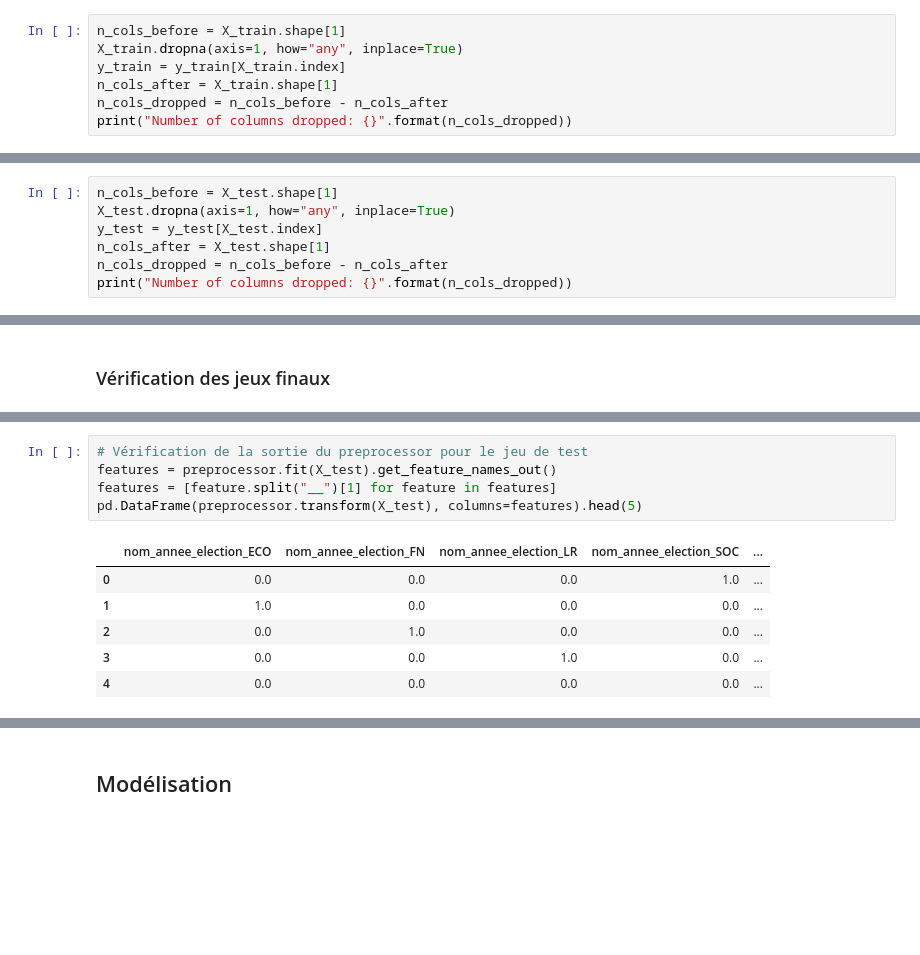
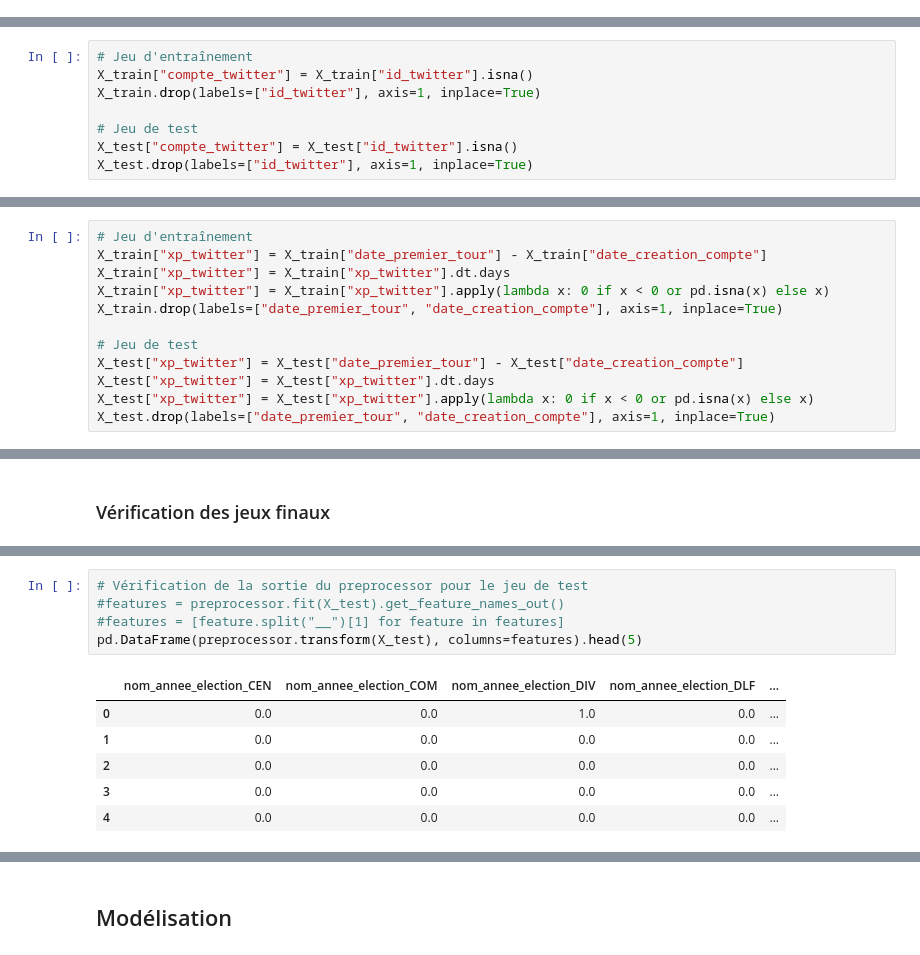
Before and after one commit to Antoine101/ElecTweets, a Jupyter notebook: model_exploration.ipynb, the cells around one changed output, grey strips where cells are left out. Cells and saved outputs as stored; diff of their text form; blank space fills up the shorter version.

```diff
--- a/model_exploration.ipynb
+++ b/model_exploration.ipynb
@@ -249,7 +213,0 @@ X_test.drop(labels=cols_to_drop, axis=1, inplace=True)
-# %%
-n_cols_before = X_train.shape[1]
-X_train.dropna(axis=1, how="any", inplace=True)
-y_train = y_train[X_train.index]
-n_cols_after = X_train.shape[1]
-n_cols_dropped = n_cols_before - n_cols_after
-print("Number of columns dropped: {}".format(n_cols_dropped))
@@ -258,7 +213,0 @@ Number of columns dropped: 0
-# %%
-n_cols_before = X_test.shape[1]
-X_test.dropna(axis=1, how="any", inplace=True)
-y_test = y_test[X_test.index]
-n_cols_after = X_test.shape[1]
-n_cols_dropped = n_cols_before - n_cols_after
-print("Number of columns dropped: {}".format(n_cols_dropped))
@@ -278,0 +230,8 @@ X_test.drop(labels=["date_naissance"], axis=1, inplace=True)
+# %%
+# Jeu d'entraînement
+X_train["compte_twitter"] = X_train["id_twitter"].isna()
+X_train.drop(labels=["id_twitter"], axis=1, inplace=True)
+
+# Jeu de test
+X_test["compte_twitter"] = X_test["id_twitter"].isna()
+X_test.drop(labels=["id_twitter"], axis=1, inplace=True)
@@ -279,3 +240,15 @@ X_test.drop(labels=["date_naissance"], axis=1, inplace=True)
+# %%
+# Jeu d'entraînement
+X_train["xp_twitter"] = X_train["date_premier_tour"] - X_train["date_creation_compte"]
+X_train["xp_twitter"] = X_train["xp_twitter"].dt.days
+X_train["xp_twitter"] = X_train["xp_twitter"].apply(lambda x: 0 if x < 0 or pd.isna(x) else x)
+X_train.drop(labels=["date_premier_tour", "date_creation_compte"], axis=1, inplace=True)
+
+# Jeu de test
+X_test["xp_twitter"] = X_test["date_premier_tour"] - X_test["date_creation_compte"]
+X_test["xp_twitter"] = X_test["xp_twitter"].dt.days
+X_test["xp_twitter"] = X_test["xp_twitter"].apply(lambda x: 0 if x < 0 or pd.isna(x) else x)
+X_test.drop(labels=["date_premier_tour", "date_creation_compte"], axis=1, inplace=True)
 # %% [markdown]
 ### Conversion des types des colonnes
 # %%
@@ -339,14 +312,14 @@ memory usage: 9.4+ KB
 # %%
 # Vérification de la sortie du preprocessor pour le jeu de test
-features = preprocessor.fit(X_test).get_feature_names_out()
-features = [feature.split("__")[1] for feature in features]
+#features = preprocessor.fit(X_test).get_feature_names_out()
+#features = [feature.split("__")[1] for feature in features]
 pd.DataFrame(preprocessor.transform(X_test), columns=features).head(5)
 # %% [output]
-|  | nom_annee_election_ECO | nom_annee_election_FN | nom_annee_election_LR | nom_annee_election_SOC | ... |
-| 0 | 0.0 | 0.0 | 0.0 | 1.0 | ... |
-| 1 | 1.0 | 0.0 | 0.0 | 0.0 | ... |
-| 2 | 0.0 | 1.0 | 0.0 | 0.0 | ... |
-| 3 | 0.0 | 0.0 | 1.0 | 0.0 | ... |
+|  | nom_annee_election_CEN | nom_annee_election_COM | nom_annee_election_DIV | nom_annee_election_DLF | ... |
+| 0 | 0.0 | 0.0 | 1.0 | 0.0 | ... |
+| 1 | 0.0 | 0.0 | 0.0 | 0.0 | ... |
+| 2 | 0.0 | 0.0 | 0.0 | 0.0 | ... |
+| 3 | 0.0 | 0.0 | 0.0 | 0.0 | ... |
 | 4 | 0.0 | 0.0 | 0.0 | 0.0 | ... |
 # %%
 pd.DataFrame(preprocessor.transform(X_test), columns=features).info()
```
Also changed, not shown: parts of 34 cells of this notebook.
